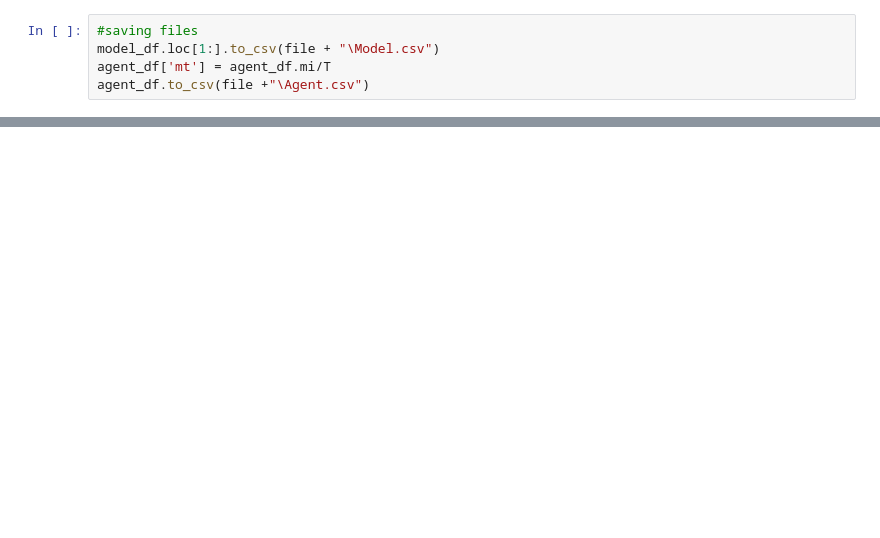
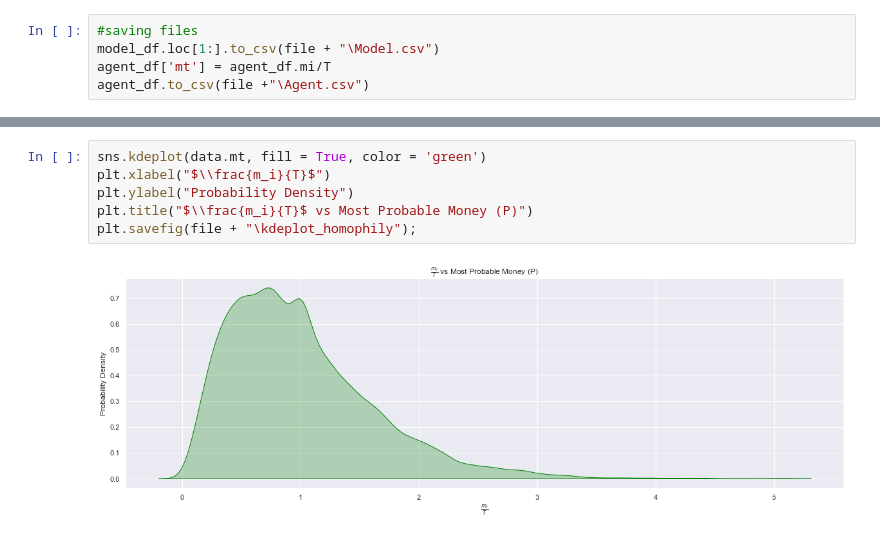
Before and after one commit to namithatresajoppan/GraduationResearchProject, a Jupyter notebook: Heterogenous Agents/WattsStrogatzGraph.ipynb, the cells around one changed output, grey strips where cells are left out. Saved outputs shown, nothing was run; the diff lists cells and outputs as text; blank space fills up the shorter version.

```diff
--- a/Heterogenous Agents/WattsStrogatzGraph.ipynb
+++ b/Heterogenous Agents/WattsStrogatzGraph.ipynb
@@ -222,0 +216,8 @@ plt.savefig(file + "\WealthDist_agent{}".format(agent))
+# %%
+sns.kdeplot(data.mt, fill = True, color = 'green')
+plt.xlabel("$\\frac{m_i}{T}$")
+plt.ylabel("Probability Density")
+plt.title("$\\frac{m_i}{T}$ vs Most Probable Money (P)")
+plt.savefig(file + "\kdeplot_homophily");
+# %% [output]
+[figure, added]
```
Also changed, not shown: parts of 7 cells of this notebook.
